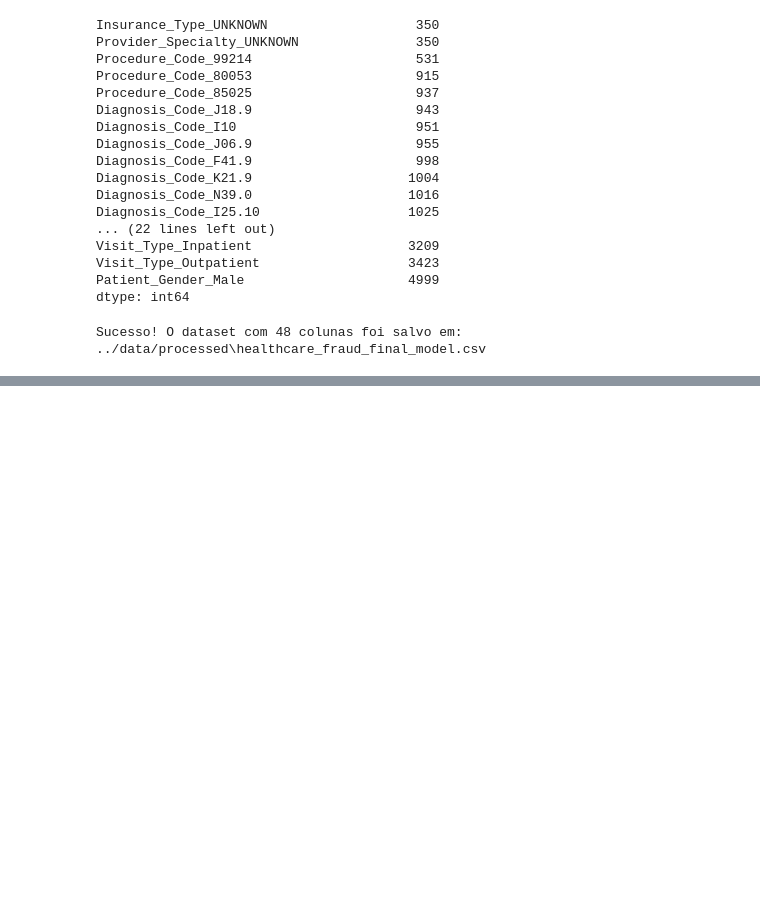
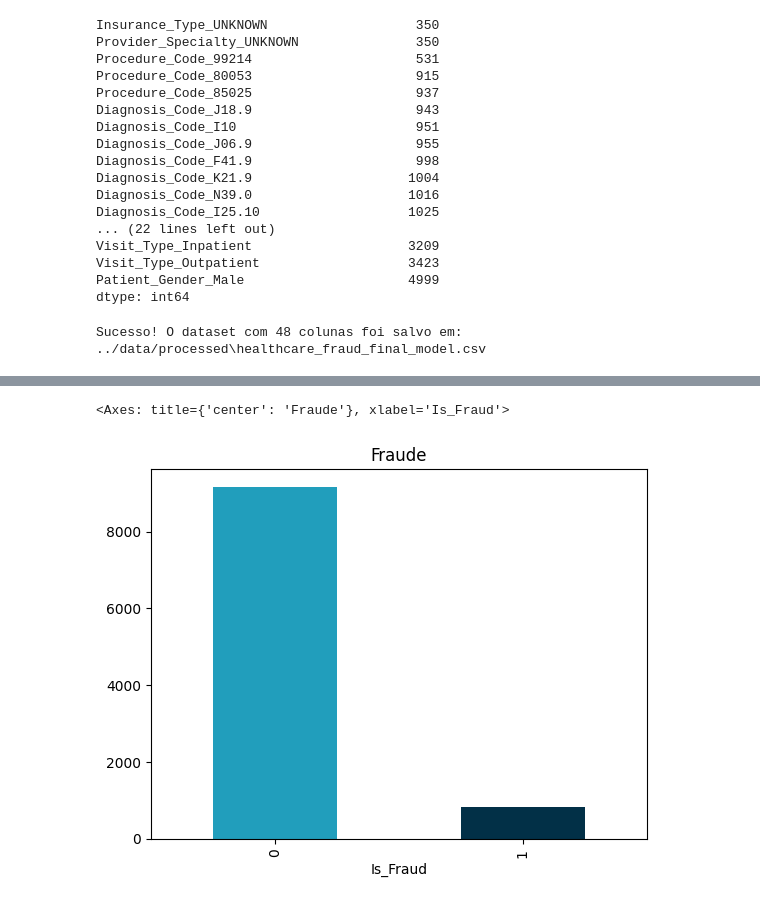
Before and after one commit to ThiagoDamasz/projeto-fraude-saude, a Jupyter notebook: notebooks/01_exploracao_inicial.ipynb, the cells around one changed output, grey strips where cells are left out. Cells and saved outputs as stored; diff of their text form; code cells hidden in the pictures; blank space fills up the shorter version.

```diff
--- a/notebooks/01_exploracao_inicial.ipynb
+++ b/notebooks/01_exploracao_inicial.ipynb
@@ -289,0 +382,5 @@ Sucesso! O dataset com 48 colunas foi salvo em: ../data/processed\healthcare_fra
+# %%
+df_final.Is_Fraud.value_counts().plot(kind='bar', title='Fraude', color = ["#219ebc", '#023047'])
+# %% [output]
+<Axes: title={'center': 'Fraude'}, xlabel='Is_Fraud'>
+[figure, added]
```
Also changed, not shown: parts of 16 cells of this notebook.
